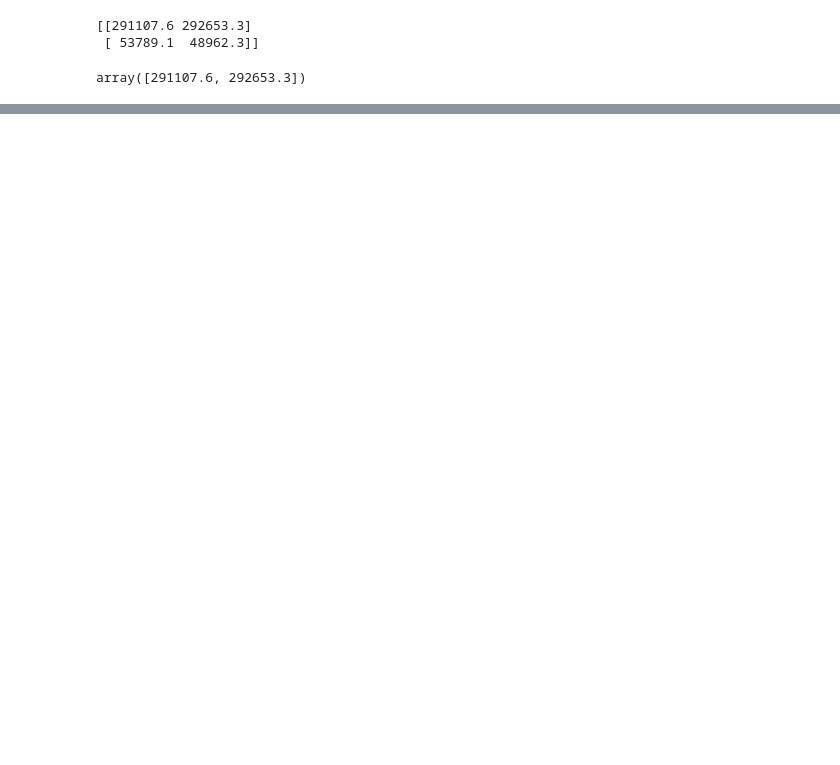
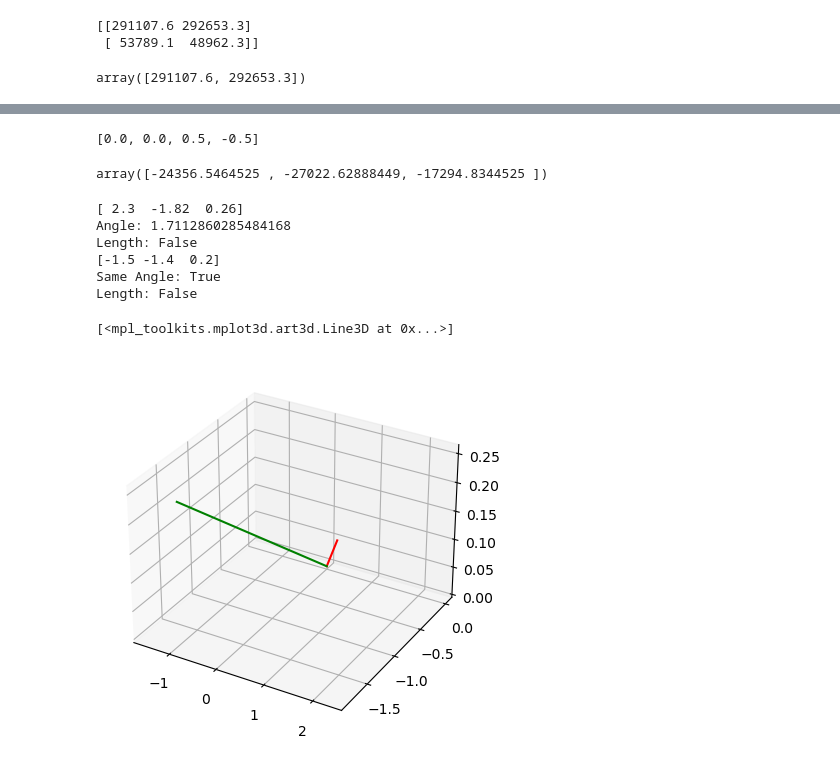
Before and after one commit to andre-kotze/gp-trajec, a Jupyter notebook: scratchpad.ipynb, the cells around one changed output, grey strips where cells are left out. Saved outputs shown, nothing was run; the diff lists cells and outputs as text; code cells hidden in the pictures; blank space fills up the shorter version.

```diff
--- a/scratchpad.ipynb
+++ b/scratchpad.ipynb
@@ -100,0 +262,80 @@ array([[291107.6,  53789.1],
+# %%
+ln = LineString([(0, 0, 0), (1, 1, 0), (2, 1, 0.5), (2, 2, -0.5)])
+
+#int_z = np.array([0,0,0,0,0,1,0,1,-1,1,1,1])
+#if any(int_z<-1):
+#    print('T')
+zs = [crd[2] for crd in ln.coords]
+zs
+# %% [output]
+[0.0, 0.0, 0.5, -0.5]
+# %%
+a = np.array([24,34,17])
+b = np.array([17,24,34])
+direction = np.array([-0.02, 1.004, -0.02])
+point = 1000 * np.array([-0.02, 1.004, -0.02])
+
+def align_vectors(a, b):
+     v = np.cross(a, b)
+     s = np.linalg.norm(v)
+     c = np.dot(a, b)
+
+     v1, v2, v3 = v
+     h = 1 / (1 + c)
+
+     Vmat = np.array([[0, -v3, v2],
+                      [v3, 0, -v1],
+                      [-v2, v1, 0]])
+
+     R = np.eye(3, dtype=np.float64) + Vmat + (Vmat.dot(Vmat) * h)
+     return R
+
+Ralign = align_vectors(a, direction)
+
+result = Ralign.dot(point)
+result
+# %% [output]
+array([-24356.5464525 , -27022.62888449, -17294.8344525 ])
+# %%
+import matplotlib.pyplot as plt
+from mpl_toolkits import mplot3d
+
+
+def angle(a, b):
+    """Angle between vectors"""
+    a = a / np.linalg.norm(a)
+    b = b / np.linalg.norm(b)
+    return np.arccos(a.dot(b))
+
+point = np.array([-0.2, 1.1, -0.2])
+direction = np.array([1., 0., 0.])
+rotation = align_vectors(point, direction)
+
+# Rotate point in align with direction. The result vector is aligned with direction
+result = rotation.dot(point)
+print(result)
+print('Angle:', angle(direction, point)) # 0.0
+print('Length:', np.isclose(np.linalg.norm(point), np.linalg.norm(result))) # True
+
+
+# Rotate direction by the matrix, result does not align with direction but the
+# angle between the original vector (direction) and the result2 are the same.
+result2 = rotation.dot(direction)
+print(result2)
+print('Same Angle:', np.isclose(angle(point,result), angle(direction,result2))) # True
+print('Length:', np.isclose(np.linalg.norm(direction), np.linalg.norm(result2))) # True
+
+
+fig = plt.figure()
+ax = fig.add_subplot(111, projection='3d')
+ax.plot([0,result[0]],[0,result[1]], [0,result[2]], color='r')
+ax.plot([0,result2[0]],[0,result2[1]], [0,result2[2]], color='g')
+# %% [output]
+[ 2.3  -1.82  0.26]
+Angle: 1.7112860285484168
+Length: False
+[-1.5 -1.4  0.2]
+Same Angle: True
+Length: False
+[<mpl_toolkits.mplot3d.art3d.Line3D at 0x...>]
+[figure, added]
```
Also changed, not shown: parts of 18 cells of this notebook, 25 other files.
